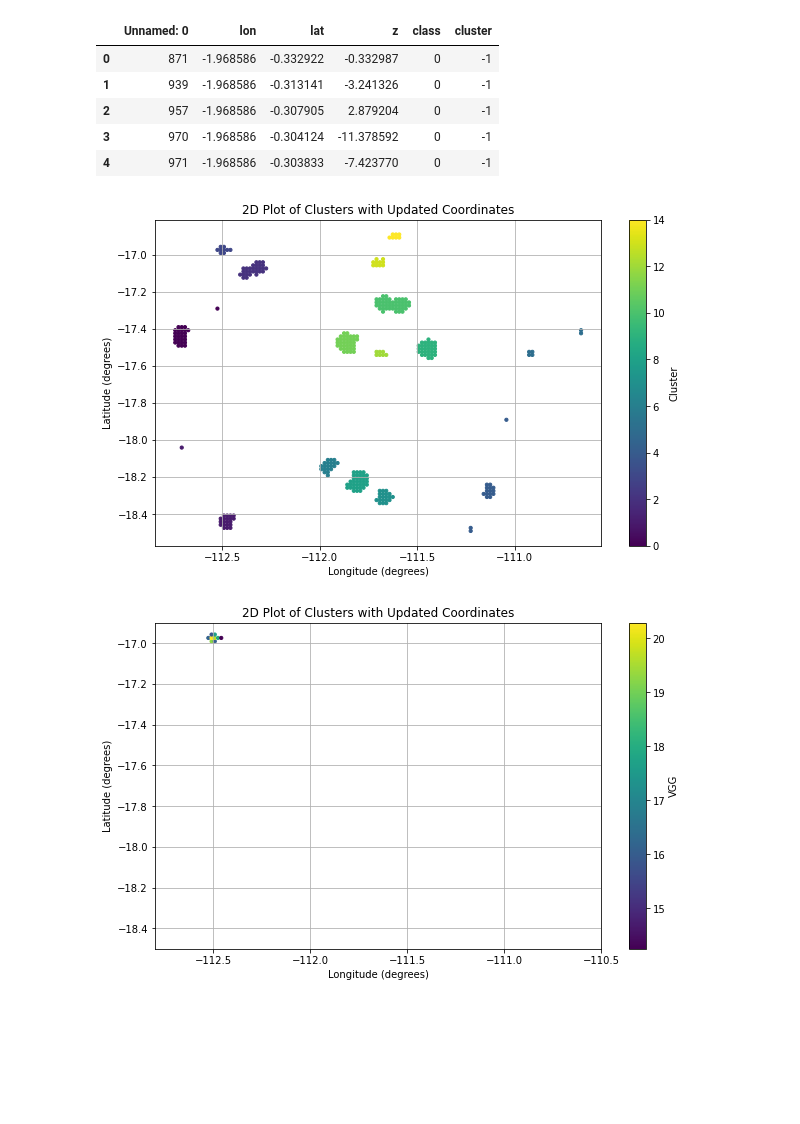
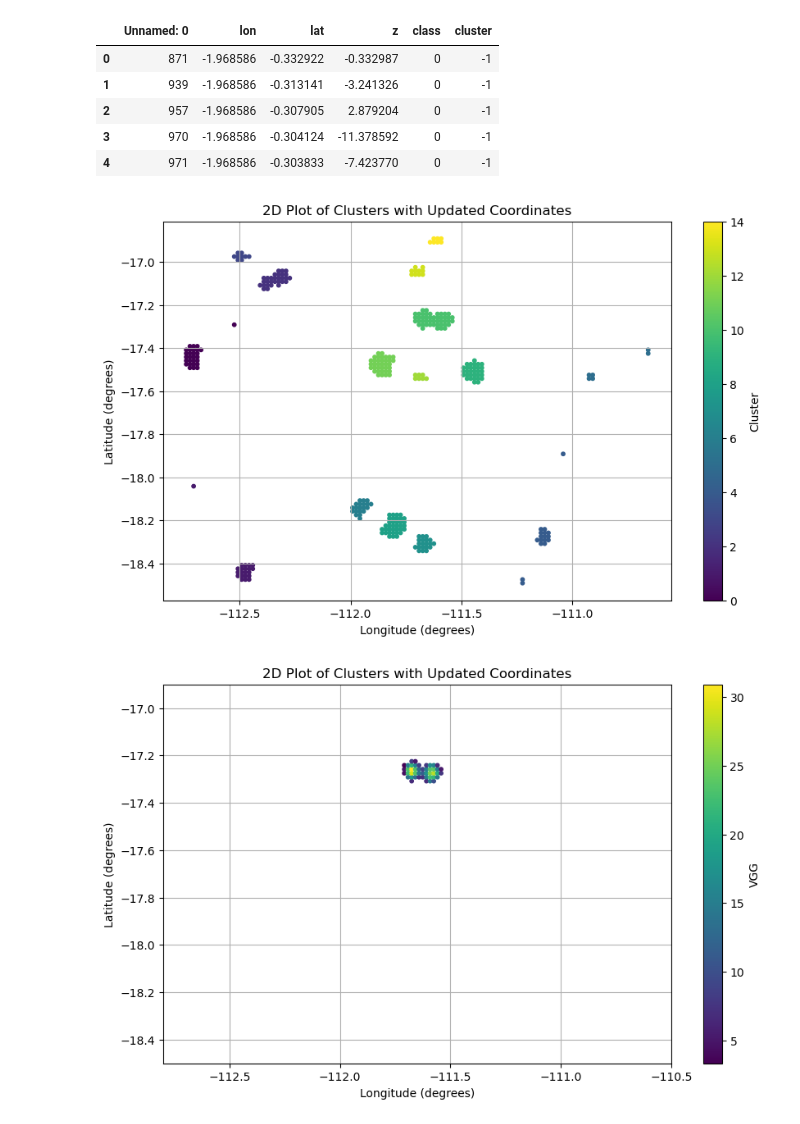
Before and after one commit to mawks12/seamount_picking, a Jupyter notebook: code/seperate_cluster.ipynb, the cells around one changed output. Saved outputs shown, nothing was run; the diff lists cells and outputs as text; code cells hidden in the pictures; blank space fills up the shorter version.

```diff
--- a/code/seperate_cluster.ipynb
+++ b/code/seperate_cluster.ipynb
@@ -5,7 +5,7 @@ import numpy as np
 from sklearn.cluster import DBSCAN
 # %%
 # Load the CSV file
-file_path = 'testing_zone_predictions.csv'
+file_path = 'data/testing_zone_predictions.csv'
 data = pd.read_csv(file_path)
 
 # Display the first few rows of the data to understand its structure
@@ -43,36 +43,36 @@ plt.grid('on')
 # Display the plot
 plt.show()
 # %% [output]
-[figure, old version]
+[figure, new version]
 # %%
-# filtered_data = data[data['cluster'] == 10]
+filtered_data = data[data['cluster'] == 10]
 # filtered_data = data[data['cluster'] == 2]
-filtered_data = data[data['cluster'] == 3]
+# filtered_data = data[data['cluster'] == 3]
 
 # Create a copy of the filtered data to avoid the SettingWithCopyWarning
 filtered_data = filtered_data.copy()
 
 # Update the longitude and latitude to be in degrees
 filtered_data['lon'] = filtered_data['lon'] * 180 / np.pi
 filtered_data['lat'] = filtered_data['lat'] * 180 / np.pi
 
 # Create the updated plot
 plt.figure(figsize=(10, 6))
 plt.scatter(filtered_data['lon'], filtered_data['lat'], c=filtered_data['z'], cmap='viridis', s=10)
 
 # Add titles and labels
 plt.title('2D Plot of Clusters with Updated Coordinates')
 plt.xlabel('Longitude (degrees)')
 plt.ylabel('Latitude (degrees)')
 plt.xlim([-112.8, -110.5])
 plt.ylim([-18.5, -16.9])
 # Show color bar
 plt.colorbar(label='VGG')
 plt.grid('on')
 # Display the plot
 plt.show()
 # %% [output]
-[figure, old version]
+[figure, new version]
 # %%
 # Normalize the VGG values
 filtered_data2 = filtered_data.copy()
```
Also changed, not shown: parts of 1 cell of this notebook, 3 other files.
